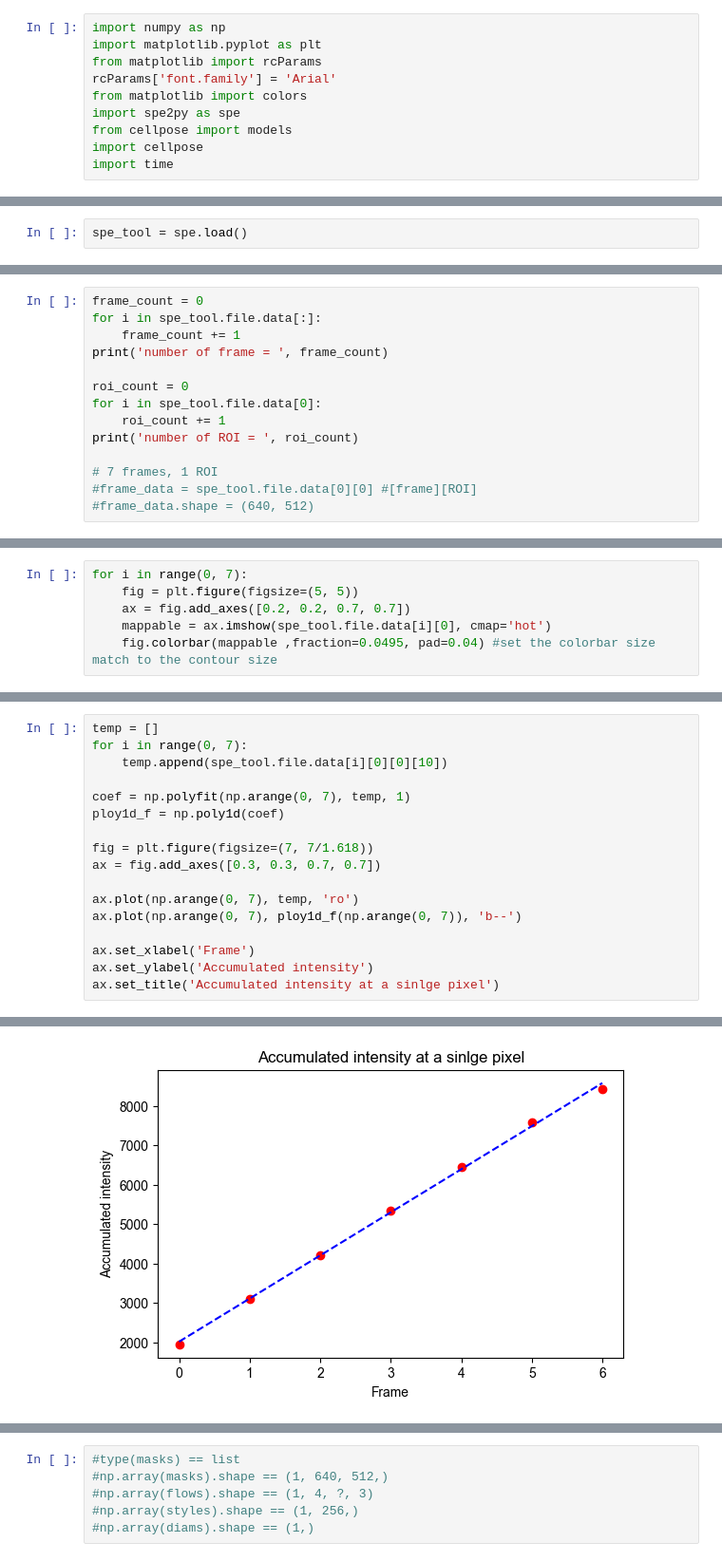
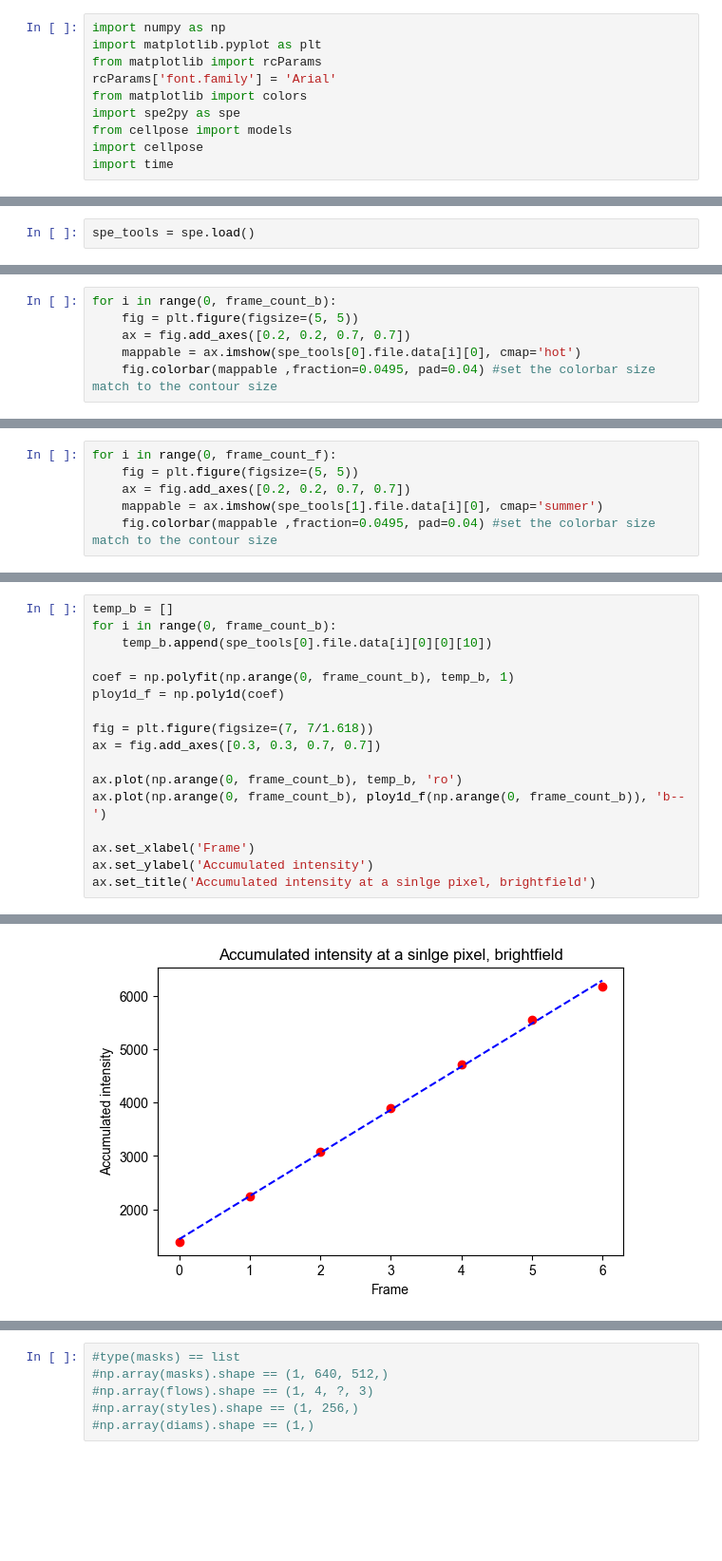
Before and after one commit to jsw99/photonic-nanomaterials-lab, a Jupyter notebook: Cell-Segmentation/segmentation_test.ipynb, the cells around one changed output, grey strips where cells are left out. Shown at 95% size. Saved outputs shown, nothing was run; the diff lists cells and outputs as text; blank space fills up the shorter version.

```diff
--- a/Cell-Segmentation/segmentation_test.ipynb
+++ b/Cell-Segmentation/segmentation_test.ipynb
@@ -11,5 +21,5 @@ import time
 # %%
-spe_tool = spe.load()
+spe_tools = spe.load()
 # %% [output]
 XML Footer was not loaded prior to calling _get_wavelength or
 XML Footer does not contain Wavelength Mapping information
@@ -17,15 +29 @@ Successfully loaded 1 file(s) in a SpeFile object
 File(s) have been loaded into SpeTool objects
-# %%
-frame_count = 0
-for i in spe_tool.file.data[:]:
-    frame_count += 1
-print('number of frame = ', frame_count)
-
-roi_count = 0
-for i in spe_tool.file.data[0]:
-    roi_count += 1
-print('number of ROI = ', roi_count)
-
-# 7 frames, 1 ROI
-#frame_data = spe_tool.file.data[0][0] #[frame][ROI]
-#frame_data.shape = (640, 512)
@@ -35,7 +59,7 @@ number of ROI =  1
 # %%
-for i in range(0, 7):
+for i in range(0, frame_count_b):
     fig = plt.figure(figsize=(5, 5))
     ax = fig.add_axes([0.2, 0.2, 0.7, 0.7])
-    mappable = ax.imshow(spe_tool.file.data[i][0], cmap='hot')
+    mappable = ax.imshow(spe_tools[0].file.data[i][0], cmap='hot')
     fig.colorbar(mappable ,fraction=0.0495, pad=0.04) #set the colorbar size match to the contour size
 # %% [output]
@@ -48,0 +73,6 @@ for i in range(0, 7):
+# %%
+for i in range(0, frame_count_f):
+    fig = plt.figure(figsize=(5, 5))
+    ax = fig.add_axes([0.2, 0.2, 0.7, 0.7])
+    mappable = ax.imshow(spe_tools[1].file.data[i][0], cmap='summer')
+    fig.colorbar(mappable ,fraction=0.0495, pad=0.04) #set the colorbar size match to the contour size
@@ -49,18 +93,18 @@ for i in range(0, 7):
 # %%
-temp = []
-for i in range(0, 7):
-    temp.append(spe_tool.file.data[i][0][0][10])
+temp_b = []
+for i in range(0, frame_count_b):
+    temp_b.append(spe_tools[0].file.data[i][0][0][10])
 
-coef = np.polyfit(np.arange(0, 7), temp, 1)
+coef = np.polyfit(np.arange(0, frame_count_b), temp_b, 1)
 ploy1d_f = np.poly1d(coef)
 
 fig = plt.figure(figsize=(7, 7/1.618))
 ax = fig.add_axes([0.3, 0.3, 0.7, 0.7])
 
-ax.plot(np.arange(0, 7), temp, 'ro')
-ax.plot(np.arange(0, 7), ploy1d_f(np.arange(0, 7)), 'b--')
+ax.plot(np.arange(0, frame_count_b), temp_b, 'ro')
+ax.plot(np.arange(0, frame_count_b), ploy1d_f(np.arange(0, frame_count_b)), 'b--')
 
 ax.set_xlabel('Frame')
 ax.set_ylabel('Accumulated intensity')
-ax.set_title('Accumulated intensity at a sinlge pixel')
+ax.set_title('Accumulated intensity at a sinlge pixel, brightfield')
 # %% [output]
@@ -68 +112 @@ Text(0.5, 1.0, 'Accumulated intensity at a sinlge pixel')
-[figure, old version]
+[figure, new version]
```
Also changed, not shown: parts of 32 cells of this notebook, 34 other files.
